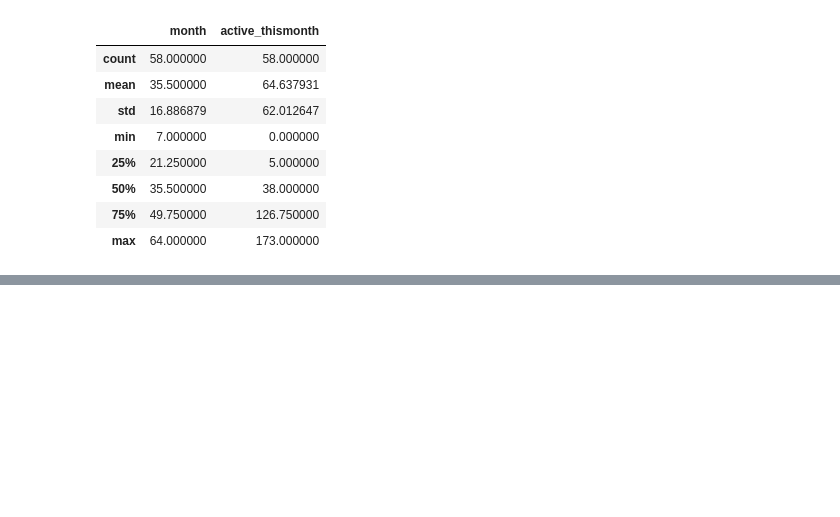
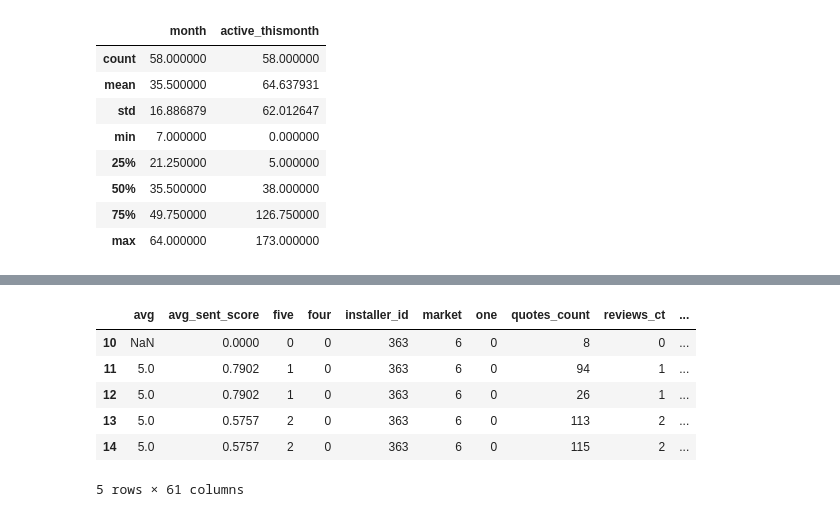
Before and after one commit to herbsh/solar_project, a Jupyter notebook: 1_code/robustness_issue5.ipynb, the cells around one changed output, grey strips where cells are left out. Cells and saved outputs as stored; diff of their text form; code cells hidden in the pictures; blank space fills up the shorter version.

```diff
--- a/1_code/robustness_issue5.ipynb
+++ b/1_code/robustness_issue5.ipynb
@@ -141,0 +162,10 @@ df_activefirms_2.describe()
+# %%
+data.head()
+# %% [output]
+|  | avg | avg_sent_score | five | four | installer_id | market | one | quotes_count | reviews_ct | ... |
+| 10 | NaN | 0.0000 | 0 | 0 | 363 | 6 | 0 | 8 | 0 | ... |
+| 11 | 5.0 | 0.7902 | 1 | 0 | 363 | 6 | 0 | 94 | 1 | ... |
+| 12 | 5.0 | 0.7902 | 1 | 0 | 363 | 6 | 0 | 26 | 1 | ... |
+| 13 | 5.0 | 0.5757 | 2 | 0 | 363 | 6 | 0 | 113 | 2 | ... |
+| 14 | 5.0 | 0.5757 | 2 | 0 | 363 | 6 | 0 | 115 | 2 | ... |
+5 rows × 61 columns
```
Also changed, not shown: parts of 11 cells of this notebook, 6 other files.
